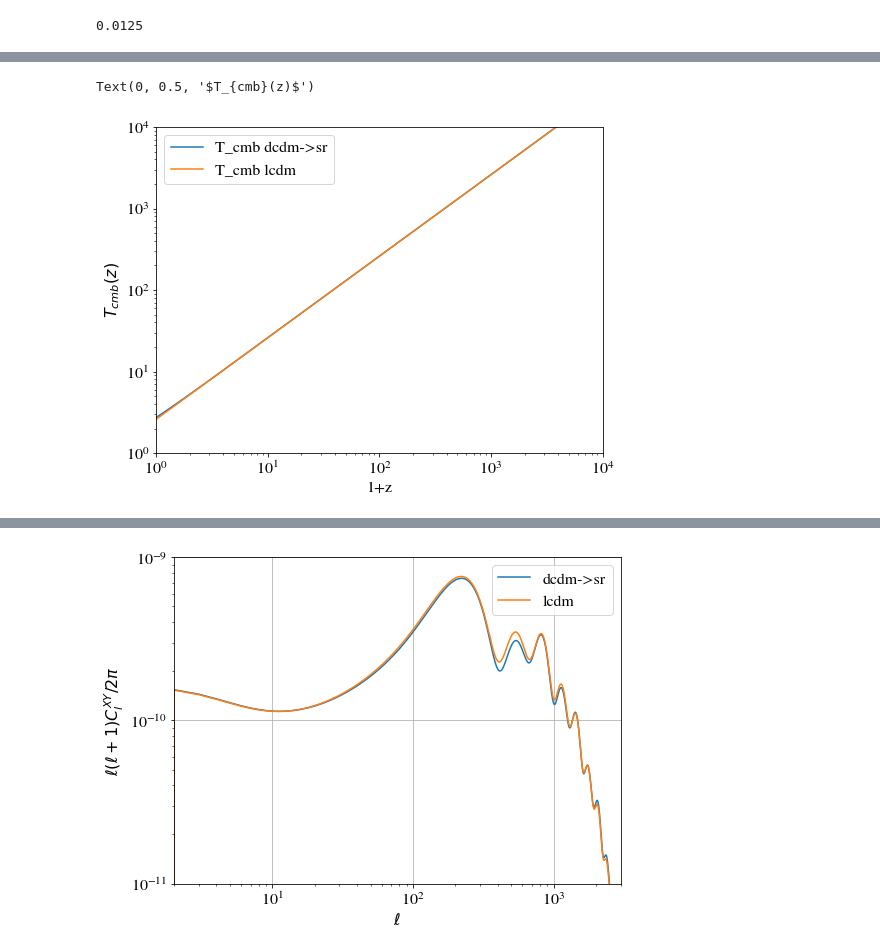
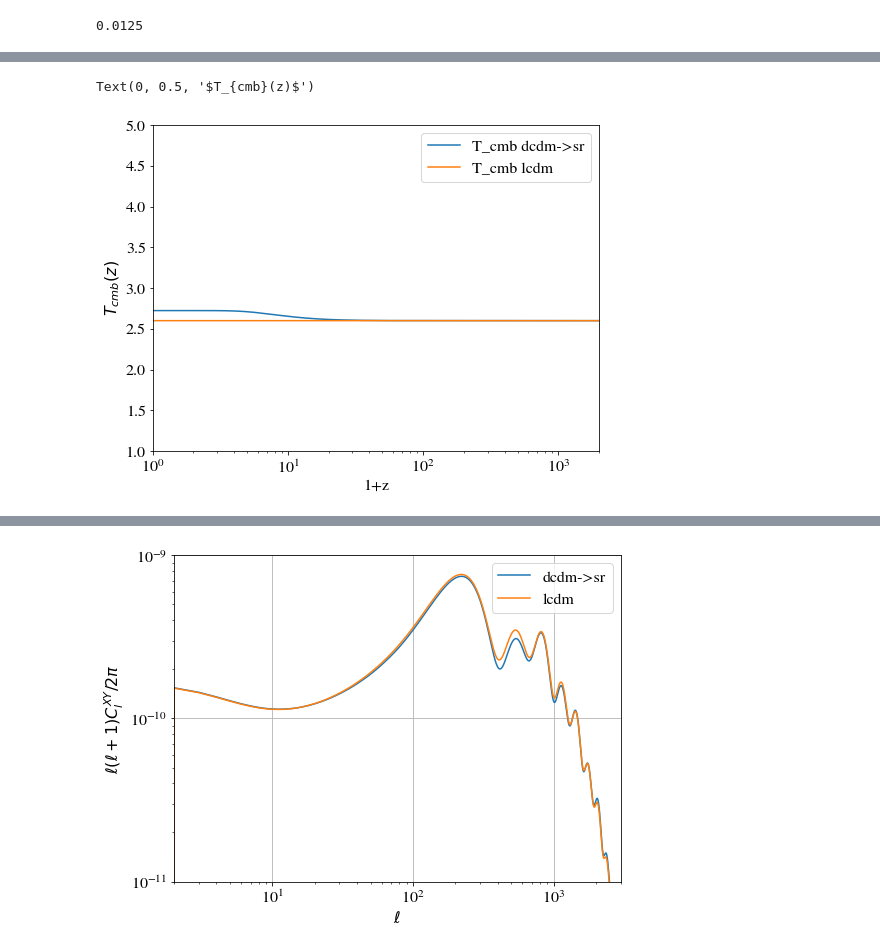
Before and after one commit to borisbolliet/class_dcdmsr, a Jupyter notebook: notebooks/cl_ST_DCDM_SR.ipynb, the cells around one changed output, grey strips where cells are left out. Cells and saved outputs as stored; diff of their text form; code cells hidden in the pictures.

```diff
--- a/notebooks/cl_ST_DCDM_SR.ipynb
+++ b/notebooks/cl_ST_DCDM_SR.ipynb
@@ -96,0 +212,3 @@ f_dm_decay*Omega_dm_tot
+# %%
+l = Gamma_dcdm/M_dr_is_sr.Omega0_m()**0.5/M_dr_is_sr.h()/100.
+l
@@ -96,0 +217,2 @@ f_dm_decay*Omega_dm_tot
+# %%
+M_dr_is_sr.h()
@@ -97,19 +250,27 @@ f_dm_decay*Omega_dm_tot
 # %%
 z = M_dr_is_sr.get_background()['z']
 rho_g = M_dr_is_sr.get_background()['(.)rho_g']
+T_cmb = M_dr_is_sr.T_cmb()
+
+
+h = M_dr_is_sr.h()
+H0_class = h*100*1e3/_c_
+rho_crit0_class = H0_class**2
+
+Omega0_g_lcdm = (4.*sigma_B/_c_*np.power(T_cmb,4.)) / (3.*_c_*_c_*1.e10*h*h/_Mpc_over_m_/_Mpc_over_m_/8./_PI_/_G_)
 rho_g_lcdm = Omega0_g_lcdm*(1.+z)**4.*rho_crit0_class
-T_cmb_eff = T_cmb*(rho_g/rho_g_lcdm)**0.25
-plt.plot(1+z,T_cmb_eff*(1.+z),
+T_cmb_eff = M_dr_is_sr.T_cmb()*(rho_g/rho_g_lcdm)**0.25
+plt.plot(1+z,T_cmb_eff*(1.+z)**0,
            label='T_cmb dcdm->sr')
-plt.plot(1+z,T_cmb*(1.+z),
+plt.plot(1+z,T_cmb*(1.+z)**0,
            label='T_cmb lcdm')
 plt.xscale('log')
-plt.yscale('log')
-plt.xlim(1e0,1e4)
-plt.ylim(1e0,1e4)
+plt.yscale('linear')
+plt.xlim(1e0,2e3)
+plt.ylim(1e0,5)
 plt.legend()
 plt.xlabel('1+z')
 plt.ylabel(r'$T_{cmb}(z)$')
 # %% [output]
 Text(0, 0.5, '$T_{cmb}(z)$')
-[figure, old version]
+[figure, new version]
```
Also changed, not shown: parts of 42 cells of this notebook, 6 other files.
